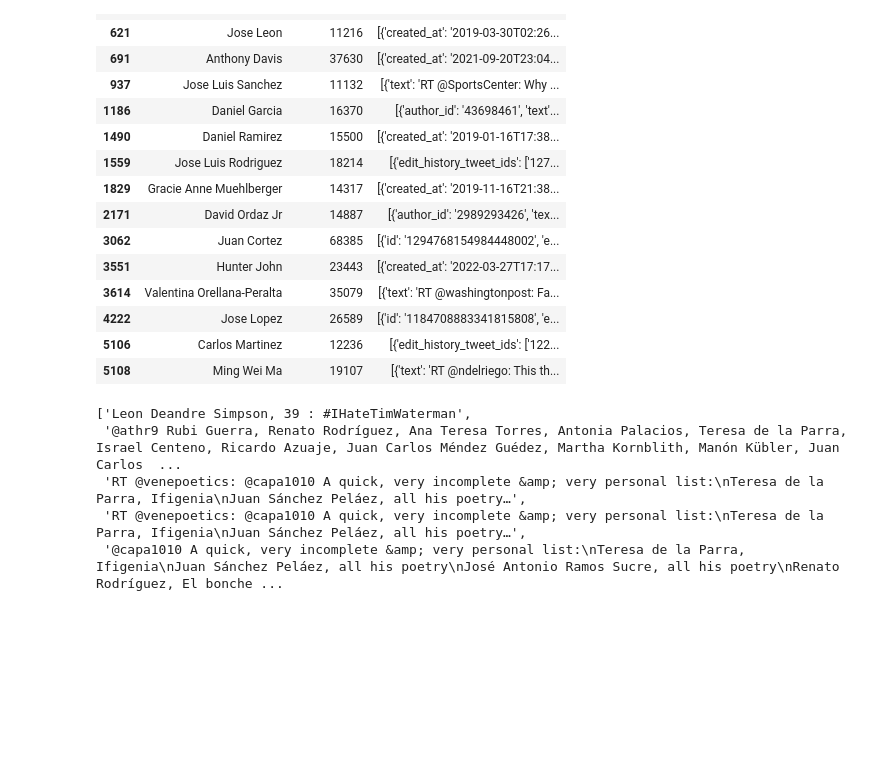
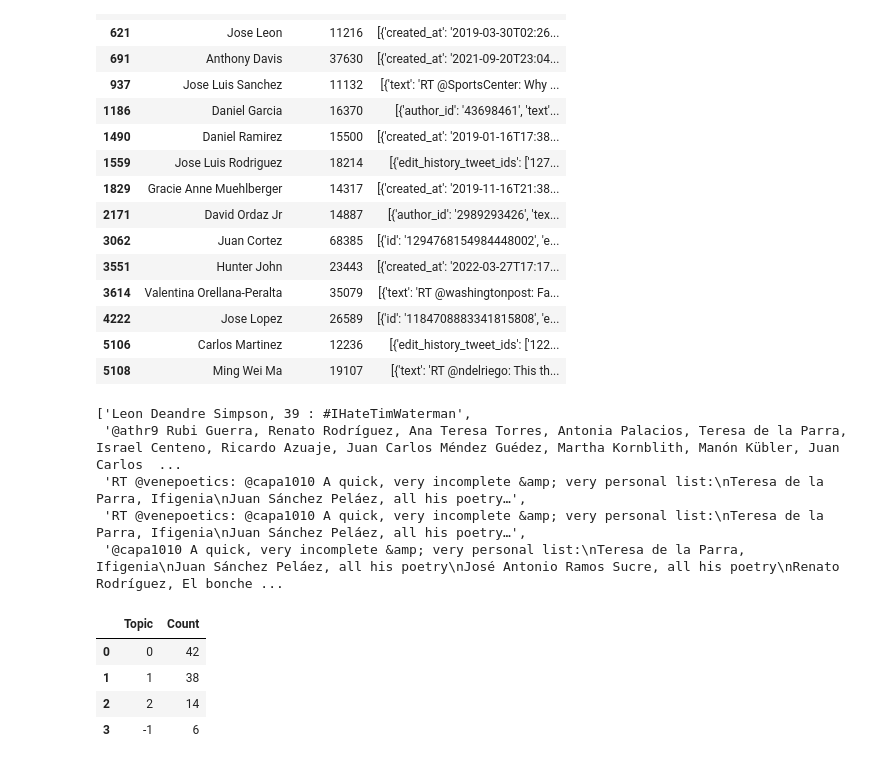
Before and after one commit to katelynnrachel/ckids_fred_morstatter, a Jupyter notebook: Analysis.ipynb, the cells around one changed output. Saved outputs shown, nothing was run; the diff lists cells and outputs as text; code cells hidden in the pictures; blank space fills up the shorter version.

Commit message:
bertopic working

```diff
--- a/Analysis.ipynb
+++ b/Analysis.ipynb
@@ -139,0 +114,16 @@ text_list[:5]
+# %%
+# source: https://towardsdatascience.com/interactive-topic-modeling-with-bertopic-1ea55e7d73d8#:~:text=BERTopic%20is%20a%20topic%20modeling,words%20in%20the%20topic%20descriptions.
+from bertopic import BERTopic
+
+# testing: training model with first 100; training with the whole list takes a long time
+model = BERTopic(language="multilingual")
+topics, probabilities = model.fit_transform(text_list[:100])
+model.get_topic_freq().head()
+
+# ignore topic -1 (no topic assigned)
+# %% [output]
+|  | Topic | Count |
+| 0 | 0 | 42 |
+| 1 | 1 | 38 |
+| 2 | 2 | 14 |
+| 3 | -1 | 6 |
```
Also changed, not shown: parts of 5 cells of this notebook.
